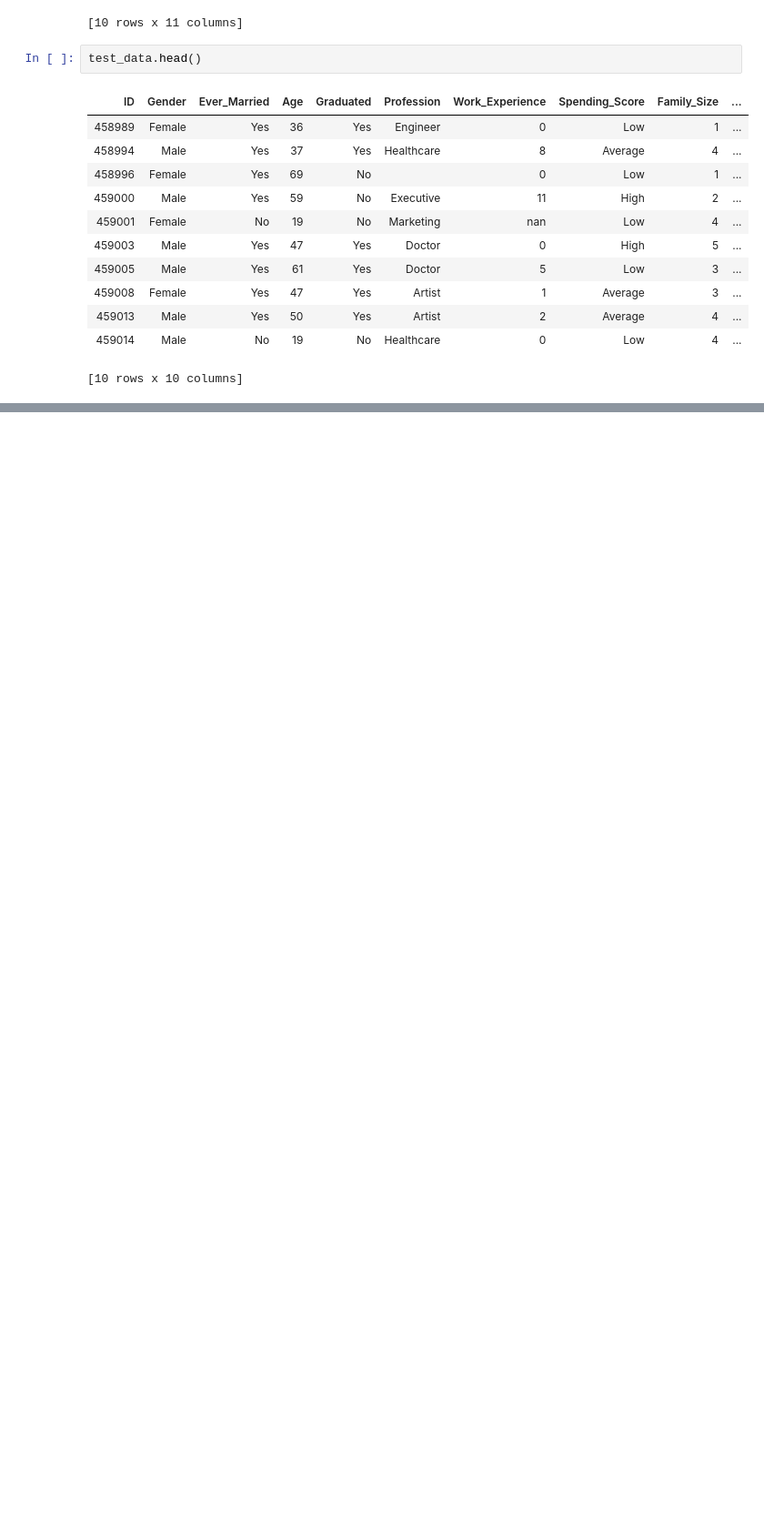
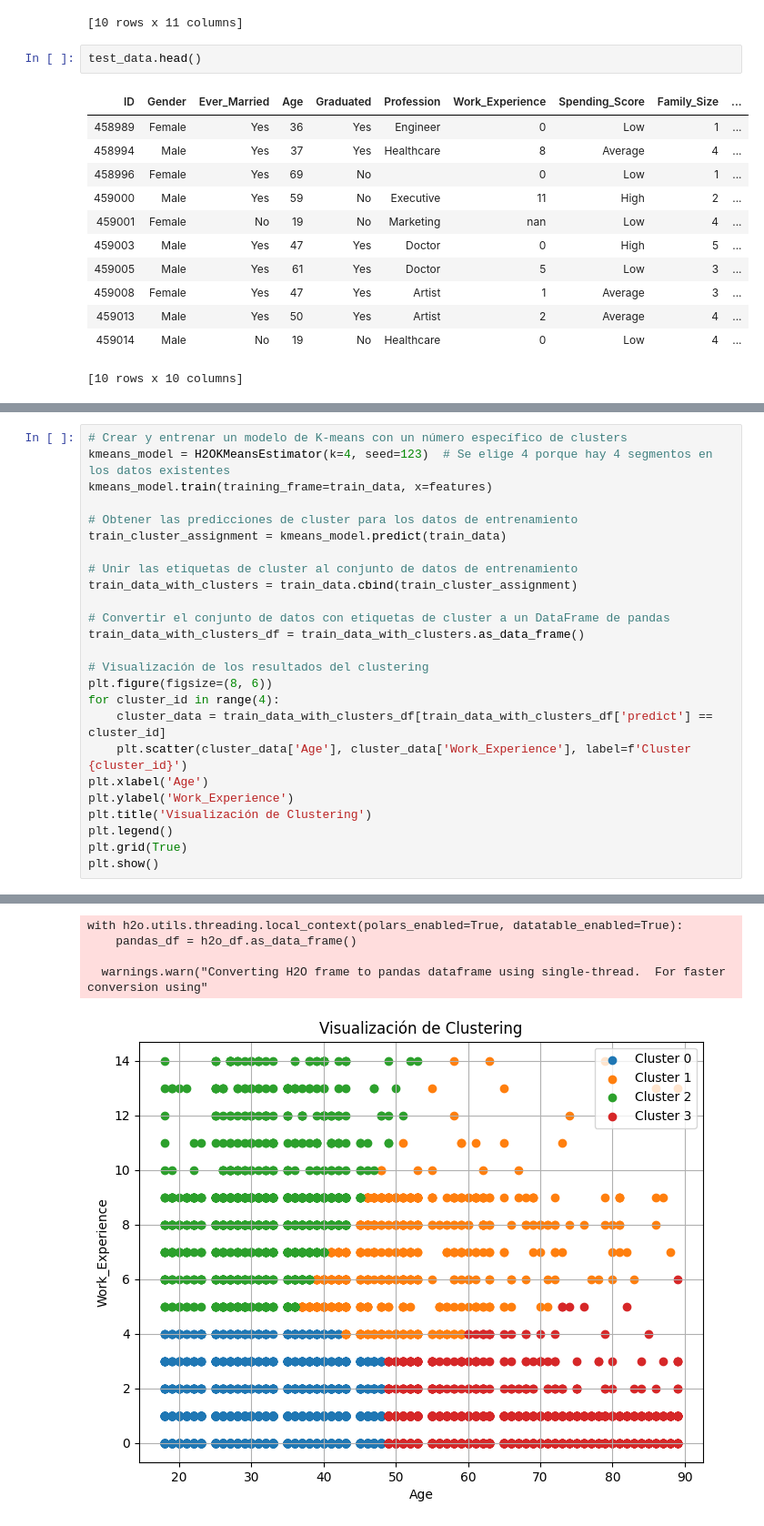
Before and after one commit to sebasatarama/K-Means-Clustering---Costumer-Segmentation-, a Jupyter notebook: K_Means_on_H2O.ipynb, the cells around one changed output, grey strips where cells are left out. Shown at 91% size. Cells and saved outputs as stored; diff of their text form; blank space fills up the shorter version.

Commit message:
Aplicacion de K_Means

```diff
--- a/K_Means_on_H2O.ipynb
+++ b/K_Means_on_H2O.ipynb
@@ -104,0 +136,26 @@ test_data.head()
+# %%
+# Crear y entrenar un modelo de K-means con un número específico de clusters
+kmeans_model = H2OKMeansEstimator(k=4, seed=123)  # Se elige 4 porque hay 4 segmentos en los datos existentes
+kmeans_model.train(training_frame=train_data, x=features)
+
+# Obtener las predicciones de cluster para los datos de entrenamiento
+train_cluster_assignment = kmeans_model.predict(train_data)
+
+# Unir las etiquetas de cluster al conjunto de datos de entrenamiento
+train_data_with_clusters = train_data.cbind(train_cluster_assignment)
+
+# Convertir el conjunto de datos con etiquetas de cluster a un DataFrame de pandas
+train_data_with_clusters_df = train_data_with_clusters.as_data_frame()
+
+# Visualización de los resultados del clustering
+plt.figure(figsize=(8, 6))
+for cluster_id in range(4):
+    cluster_data = train_data_with_clusters_df[train_data_with_clusters_df['predict'] == cluster_id]
+    plt.scatter(cluster_data['Age'], cluster_data['Work_Experience'], label=f'Cluster {cluster_id}')
+plt.xlabel('Age')
+plt.ylabel('Work_Experience')
+plt.title('Visualización de Clustering')
+plt.legend()
+plt.grid(True)
+plt.show()
+# %% [output]
@@ -104,0 +164,5 @@ test_data.head()
+with h2o.utils.threading.local_context(polars_enabled=True, datatable_enabled=True):
+    pandas_df = h2o_df.as_data_frame()
+
+  warnings.warn("Converting H2O frame to pandas dataframe using single-thread.  For faster conversion using"
+[figure, added]
```
Also changed, not shown: parts of 6 cells of this notebook.
